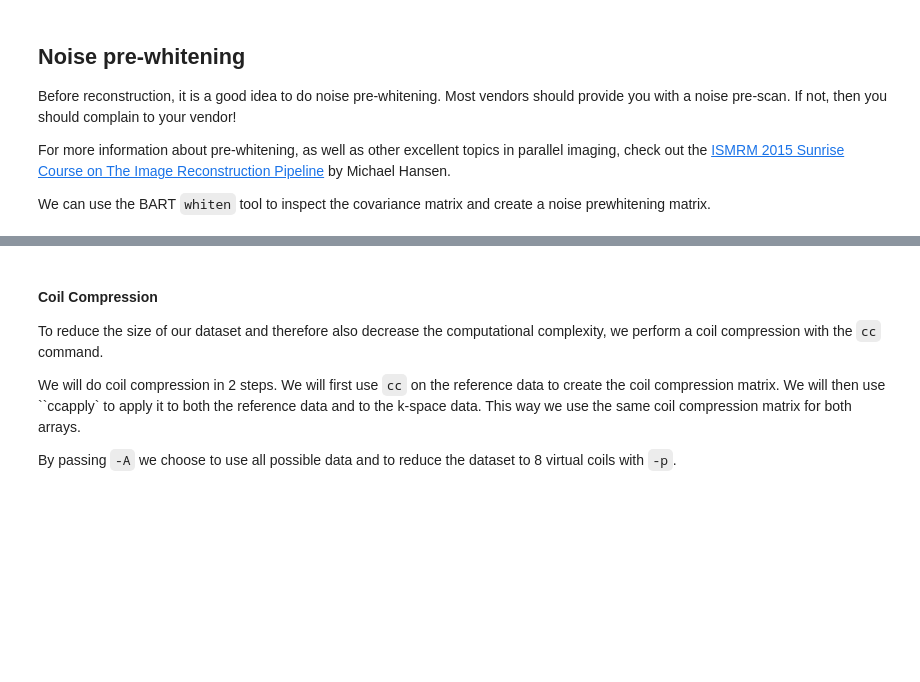
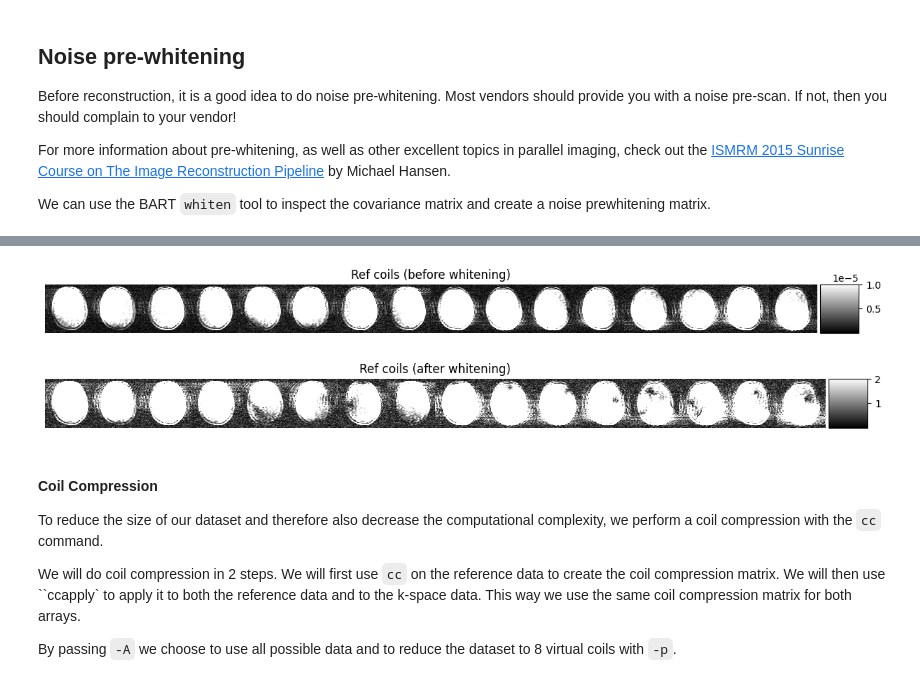
Before and after one commit to mrirecon/bart-workshop, a Jupyter notebook: dach_ismrm2025/introduction/introduction.ipynb, the cells around one changed output, grey strips where cells are left out. Saved outputs shown, nothing was run; the diff lists cells and outputs as text; code cells hidden in the pictures; blank space fills up the shorter version.

```diff
--- a/dach_ismrm2025/introduction/introduction.ipynb
+++ b/dach_ismrm2025/introduction/introduction.ipynb
@@ -678,10 +648,16 @@ bart_plot(noise_white_cov, cmap='viridis', vmin=0, title='Noise covariance matri
 # %%
-ksp_white = bart(1, 'whiten -n', ksp_crop, noise)
-ref_white = bart(1, 'whiten -n', ref_crop, noise)
-
-ref_white_zpad = bart(1, 'resize -c 1 {}'.format(ksp_crop.shape[1]), ref_white)
-bart_plot(unravel(bart(1, 'fft -iu 3', ref_zpad)), title='Ref coils (before whitening)', vmax=.00001, fsize=15)
-bart_plot(unravel(bart(1, 'fft -iu 3', ref_white_zpad)), title='Ref coils (after whitening)', vmax=2, fsize=15)
+! bart whiten -n ksp_crop noise ksp_white
+! bart whiten -n ref_crop noise ref_white
+! bart resize -c 1 382 ref_white ref_white_zpad
+! bart fft -iu 3 ref_zpad ref_zpad_img
+! bart reshape $(bart bitmask 1 3) $((16 * 382)) 1 ref_zpad_img ref_zpad_imgR
+! bart fft -iu 3 ref_white_zpad ref_white_zpad_img
+! bart reshape $(bart bitmask 1 3) $((16 * 382)) 1 ref_white_zpad_img ref_white_zpad_imgR
+show_img(cfl.readcfl('ref_zpad_imgR'), title='Ref coils (before whitening)', vmax=.00001, fsize=15)
+show_img(cfl.readcfl('ref_white_zpad_imgR'), title='Ref coils (after whitening)', vmax=2, fsize=15)
+# %% [output]
+[figure, added]
+[figure, added]
 # %% [markdown]
 #### Coil Compression
 To reduce the size of our dataset and therefore also decrease the computational complexity, we perform a coil compression with the `cc` command.
```
Also changed, not shown: parts of 26 cells of this notebook.
